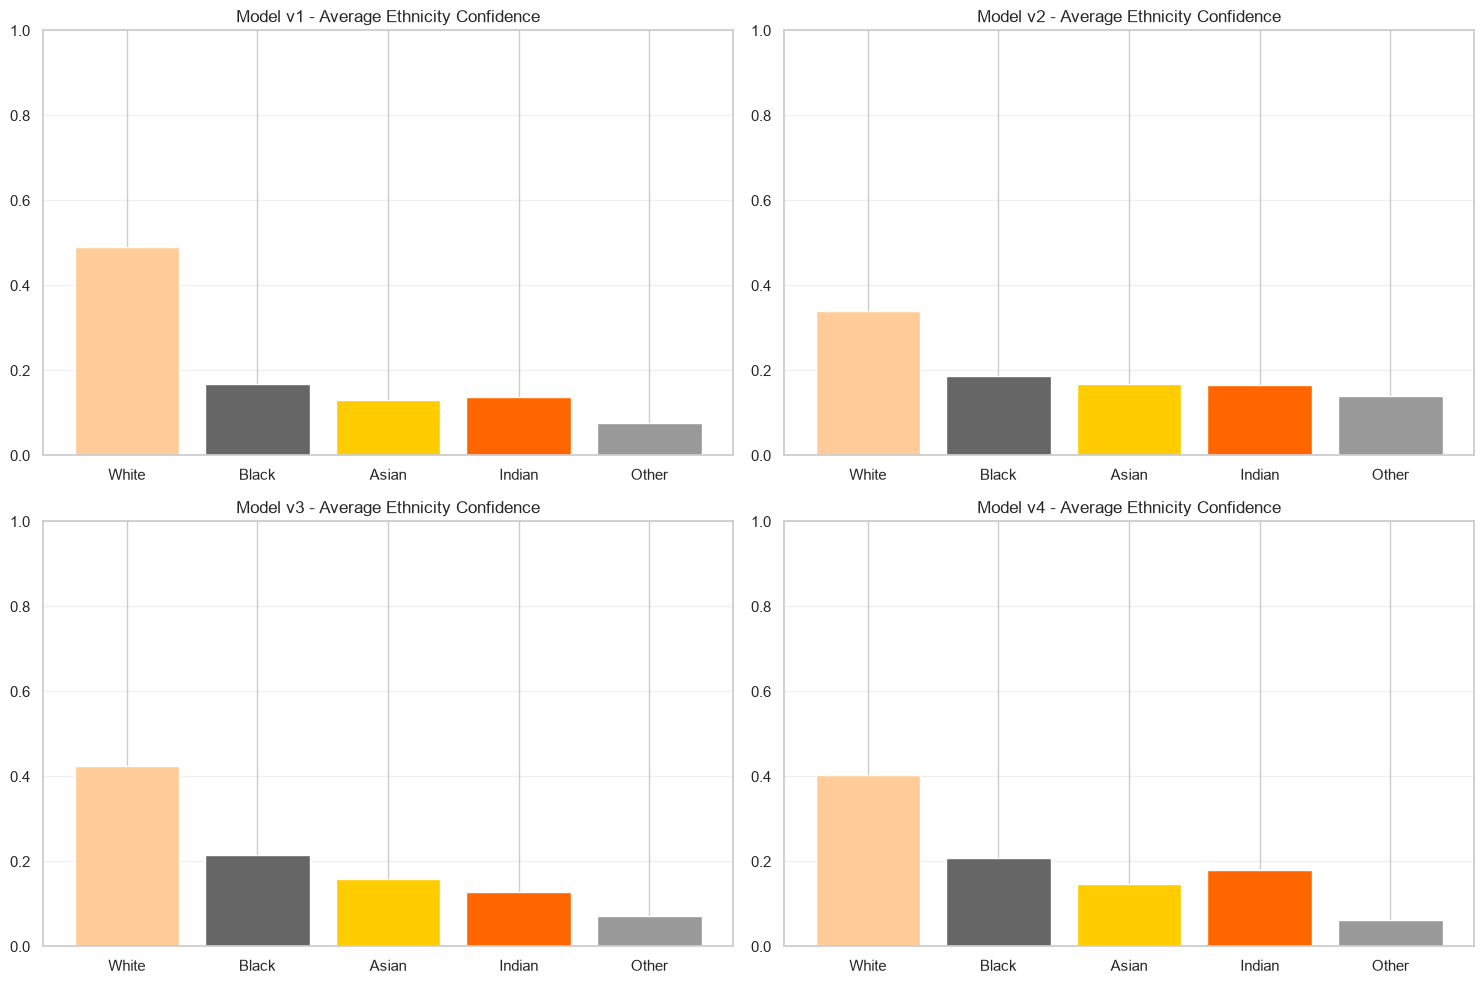
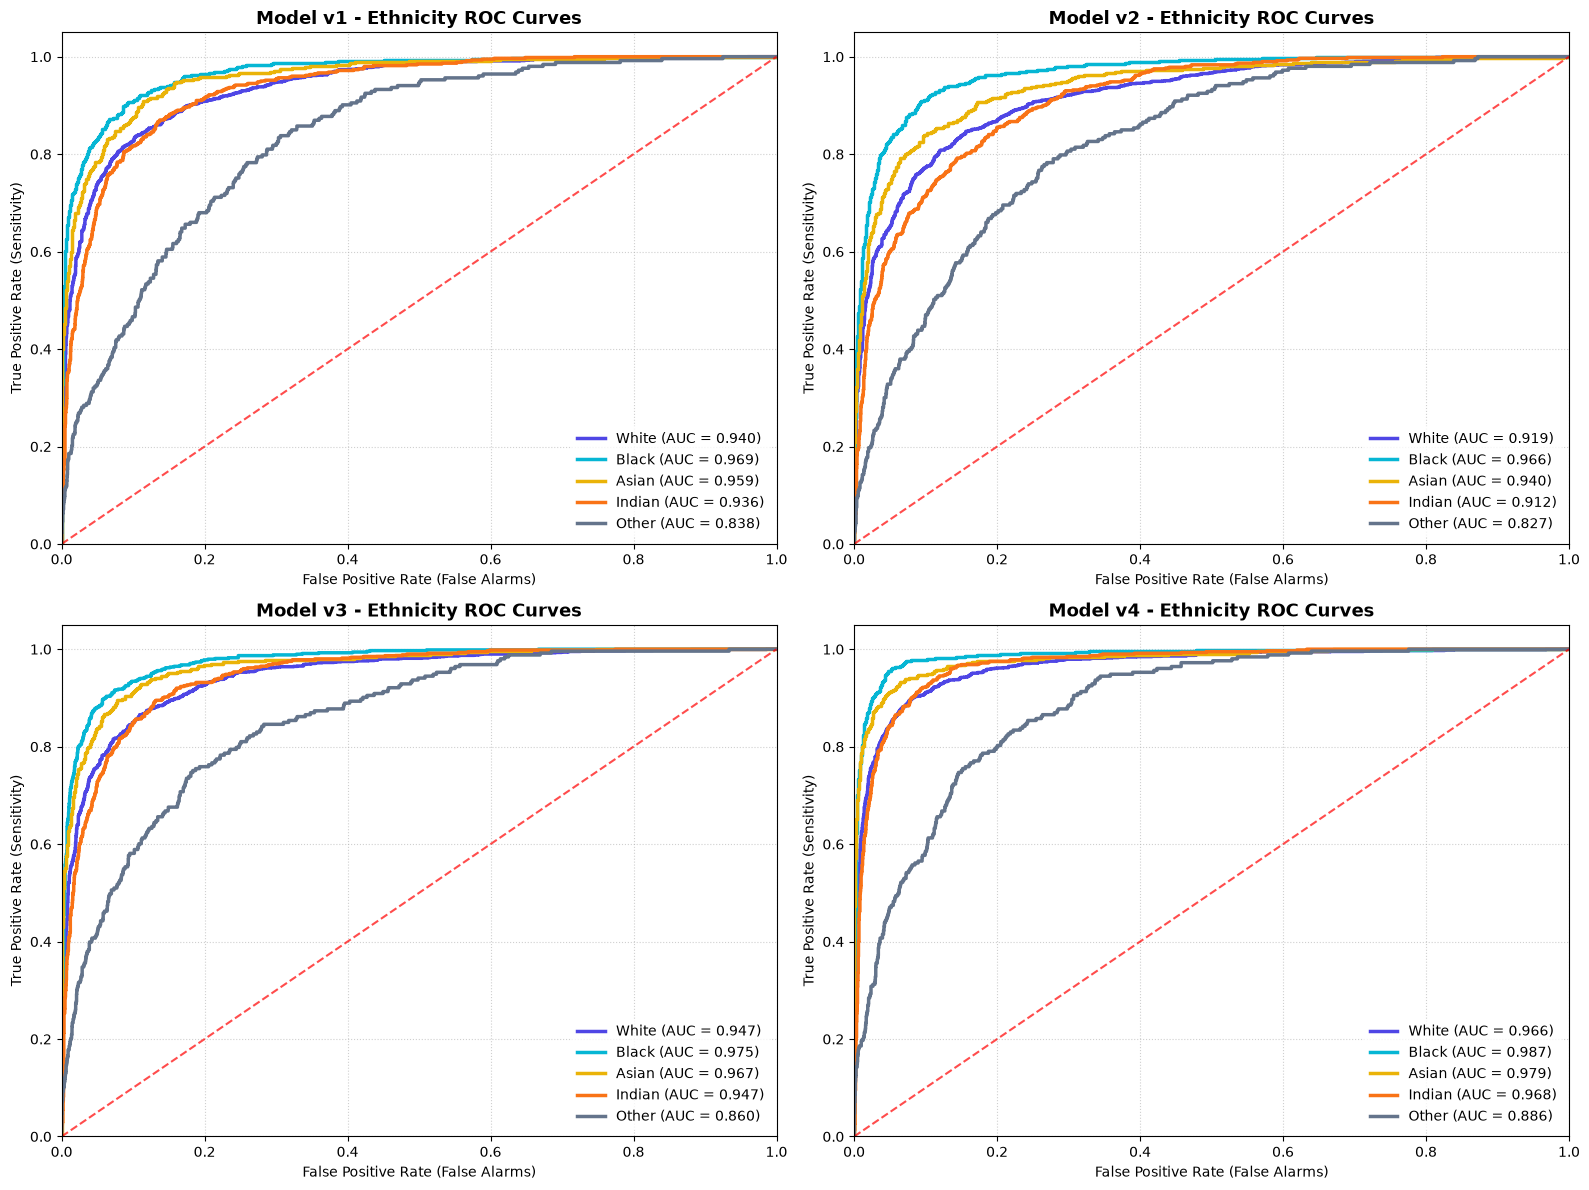
Unified diff of the notebook cell whose output changed from the first chart to the second:
--- before
+++ after
@@ -1,7 +1,18 @@
 
-labels = ['White', 'Black', 'Asian', 'Indian', 'Other'] 
+from sklearn.metrics import roc_curve, auc
+from sklearn.preprocessing import label_binarize
 
-fig, axes = plt.subplots(2, 2, figsize=(15, 10))
+labels = ['White', 'Black', 'Asian', 'Indian', 'Other']
+n_classes = len(labels)
+
+# Binarize true labels for multi-class ROC calculation (N, 5)
+# Using your live test_df from memory
+y_true_binarized = label_binarize(test_df['race'].values, classes=[0, 1, 2, 3, 4])
+
+fig, axes = plt.subplots(2, 2, figsize=(16, 12))
 axes = axes.flatten()
+
+# Custom crisp color scheme for the lines
+colors = ['#4f46e5', '#06b6d4', '#eab308', '#f97316', '#64748b']
 
 for i, v in enumerate([1, 2, 3, 4]):
@@ -11,16 +22,29 @@
     if os.path.exists(file_path):
         preds = np.load(file_path, allow_pickle=True).item()
-        ethnicity_probs = preds["ethnicity"] # Ez egy (N, 5) tömb
+        ethnicity_probs = preds["ethnicity"]  # Shape: (N, 5) probability matrix
         
-        # Átlagos konfidencia minden kategóriára (oszloponkénti átlag)
-        mean_probs = np.mean(ethnicity_probs, axis=0)
+        # Calculate and plot ROC curve + AUC area for each specific class
+        for class_idx in range(n_classes):
+            fpr, tpr, _ = roc_curve(y_true_binarized[:, class_idx], ethnicity_probs[:, class_idx])
+            roc_auc = auc(fpr, tpr)
+            
+            ax.plot(fpr, tpr, 
+                    label=f'{labels[class_idx]} (AUC = {roc_auc:.3f})', 
+                    color=colors[class_idx], 
+                    linewidth=2.5)
+            
+        # Plot the 50/50 baseline guess reference line
+        ax.plot([0, 1], [0, 1], color='red', linestyle='--', linewidth=1.5, alpha=0.7)
         
-        # Plot
-        ax.bar(labels, mean_probs, color=['#ffcc99', '#666666', '#ffcc00', '#ff6600', '#999999'])
-        ax.set_title(f'Model v{v} - Average Ethnicity Confidence')
-        ax.set_ylim(0, 1) # 0-1 közötti valószínűség
-        ax.grid(axis='y', alpha=0.3)
+        ax.set_title(f'Model v{v} - Ethnicity ROC Curves', fontsize=13, fontweight='bold')
+        ax.set_xlabel('False Positive Rate (False Alarms)', fontsize=10)
+        ax.set_ylabel('True Positive Rate (Sensitivity)', fontsize=10)
+        ax.set_xlim([0.0, 1.0])
+        ax.set_ylim([0.0, 1.05])
+        ax.grid(True, linestyle=':', alpha=0.6)
+        ax.legend(loc="lower right", frameon=True, facecolor='white', edgecolor='none')
     else:
-        ax.text(0.5, 0.5, "File missing", ha='center', va='center')
+        ax.text(0.5, 0.5, f"v{v} Prediction File Missing\n({file_path})", 
+                ha='center', va='center', fontsize=12, color='gray')
 
 plt.tight_layout()

Commit: - ROC diagram added in evaluation - fixed test_df and ds in evaluation